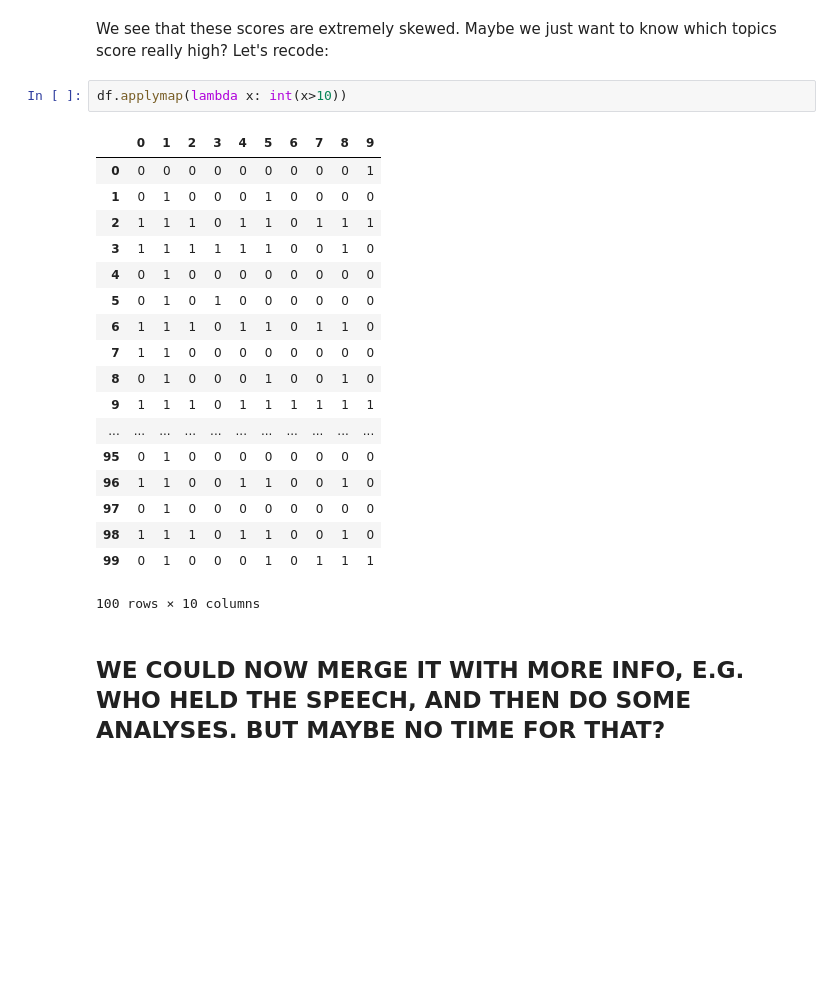
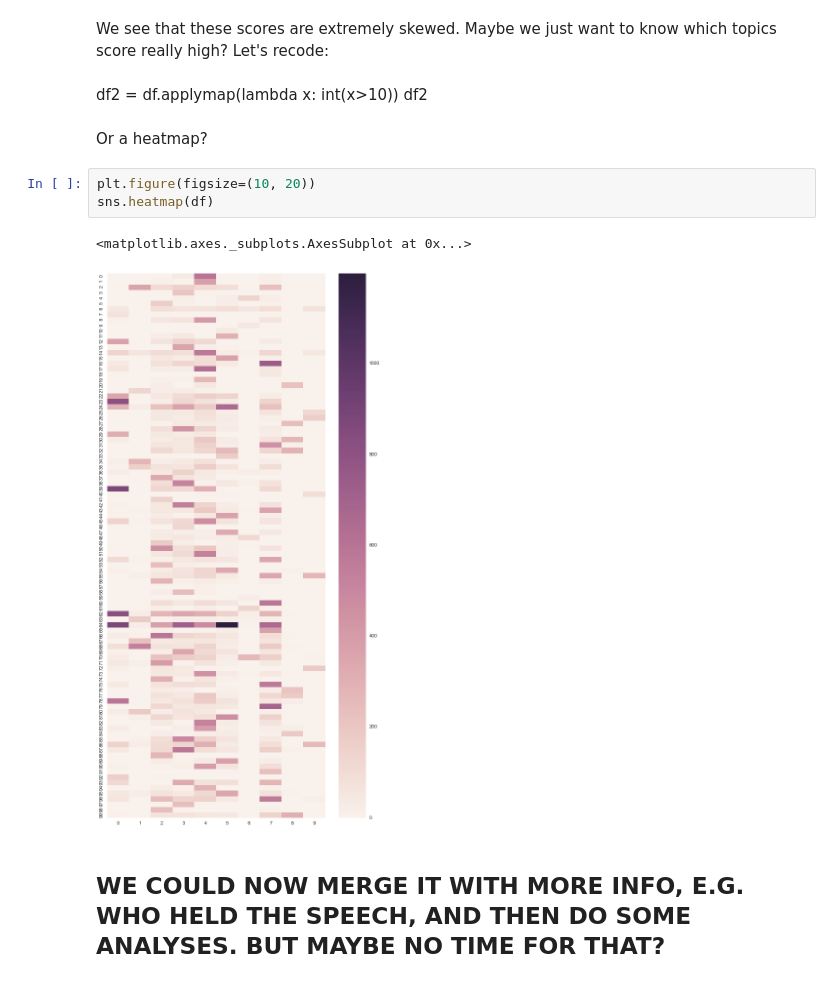
Before and after one commit to damian0604/bdaca, a Jupyter notebook: ipynb/ic2s2.ipynb, the cells around one changed output. Cells and saved outputs as stored; diff of their text form; blank space fills up the shorter version.

Commit message:
added heatmap

```diff
--- a/ipynb/ic2s2.ipynb
+++ b/ipynb/ic2s2.ipynb
@@ -420,27 +423,17 @@ df
 100 rows × 10 columns
 # %% [markdown]
 We see that these scores are extremely skewed. Maybe we just want to know which topics score really high? Let's recode:
-# %%
-df.applymap(lambda x: int(x>10))
-# %% [output]
-|  | 0 | 1 | 2 | 3 | 4 | 5 | 6 | 7 | 8 | 9 |
-| 0 | 0 | 0 | 0 | 0 | 0 | 0 | 0 | 0 | 0 | 1 |
-| 1 | 0 | 1 | 0 | 0 | 0 | 1 | 0 | 0 | 0 | 0 |
-| 2 | 1 | 1 | 1 | 0 | 1 | 1 | 0 | 1 | 1 | 1 |
-| 3 | 1 | 1 | 1 | 1 | 1 | 1 | 0 | 0 | 1 | 0 |
-| 4 | 0 | 1 | 0 | 0 | 0 | 0 | 0 | 0 | 0 | 0 |
-| 5 | 0 | 1 | 0 | 1 | 0 | 0 | 0 | 0 | 0 | 0 |
-| 6 | 1 | 1 | 1 | 0 | 1 | 1 | 0 | 1 | 1 | 0 |
-| 7 | 1 | 1 | 0 | 0 | 0 | 0 | 0 | 0 | 0 | 0 |
-| 8 | 0 | 1 | 0 | 0 | 0 | 1 | 0 | 0 | 1 | 0 |
-| 9 | 1 | 1 | 1 | 0 | 1 | 1 | 1 | 1 | 1 | 1 |
-| ... | ... | ... | ... | ... | ... | ... | ... | ... | ... | ... |
-| 95 | 0 | 1 | 0 | 0 | 0 | 0 | 0 | 0 | 0 | 0 |
-| 96 | 1 | 1 | 0 | 0 | 1 | 1 | 0 | 0 | 1 | 0 |
-| 97 | 0 | 1 | 0 | 0 | 0 | 0 | 0 | 0 | 0 | 0 |
-| 98 | 1 | 1 | 1 | 0 | 1 | 1 | 0 | 0 | 1 | 0 |
-| 99 | 0 | 1 | 0 | 0 | 0 | 1 | 0 | 1 | 1 | 1 |
-100 rows × 10 columns
+# %% [markdown]
+df2 = df.applymap(lambda x: int(x>10))
+df2
+# %% [markdown]
+Or a heatmap?
+# %%
+plt.figure(figsize=(10, 20))
+sns.heatmap(df)
+# %% [output]
+<matplotlib.axes._subplots.AxesSubplot at 0x...>
+[figure, added]
 # %% [markdown]
 ## WE COULD NOW MERGE IT WITH MORE INFO, E.G. WHO HELD THE SPEECH, AND THEN DO SOME ANALYSES. BUT MAYBE NO TIME FOR THAT?
 # %% [markdown]
```
Also changed, not shown: parts of 13 cells of this notebook.
